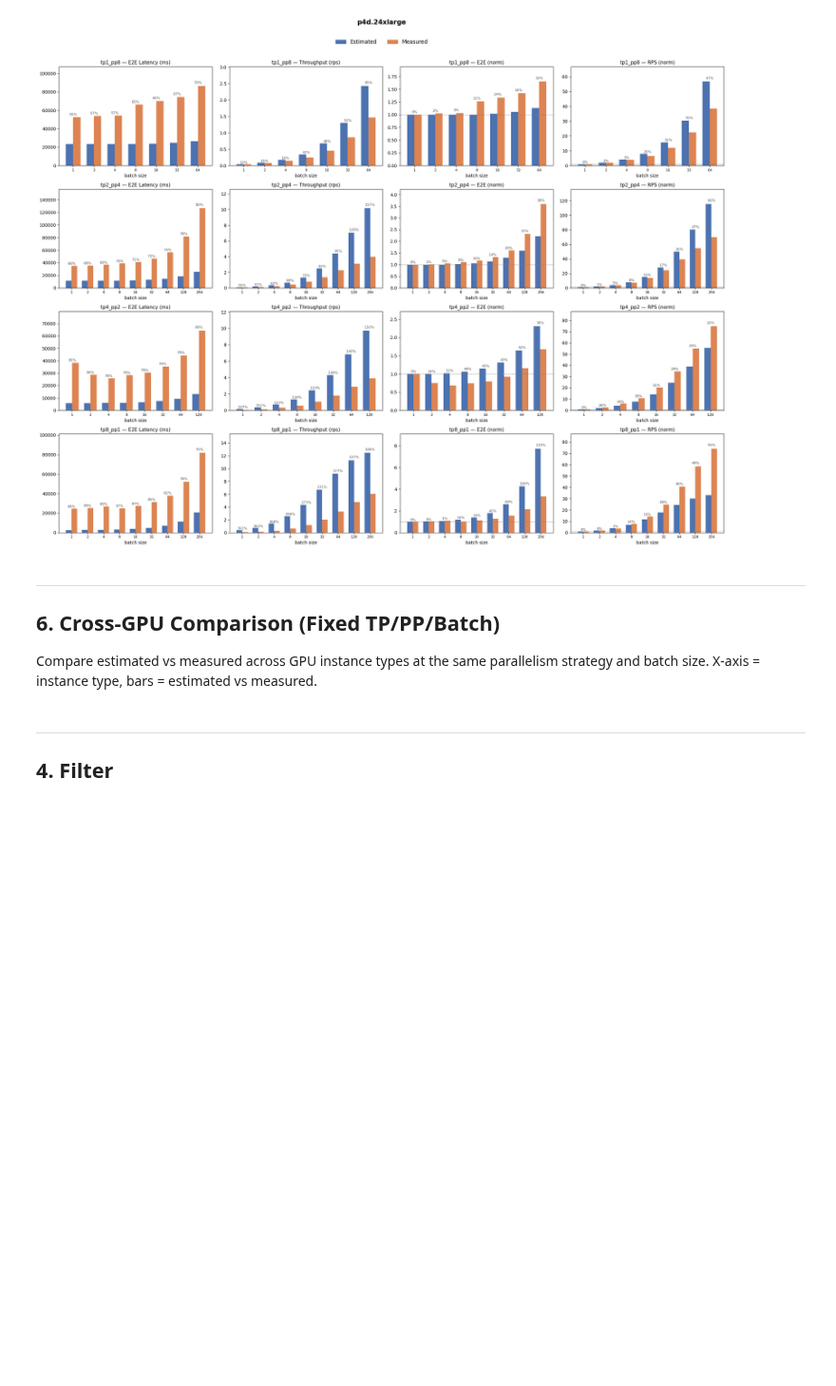
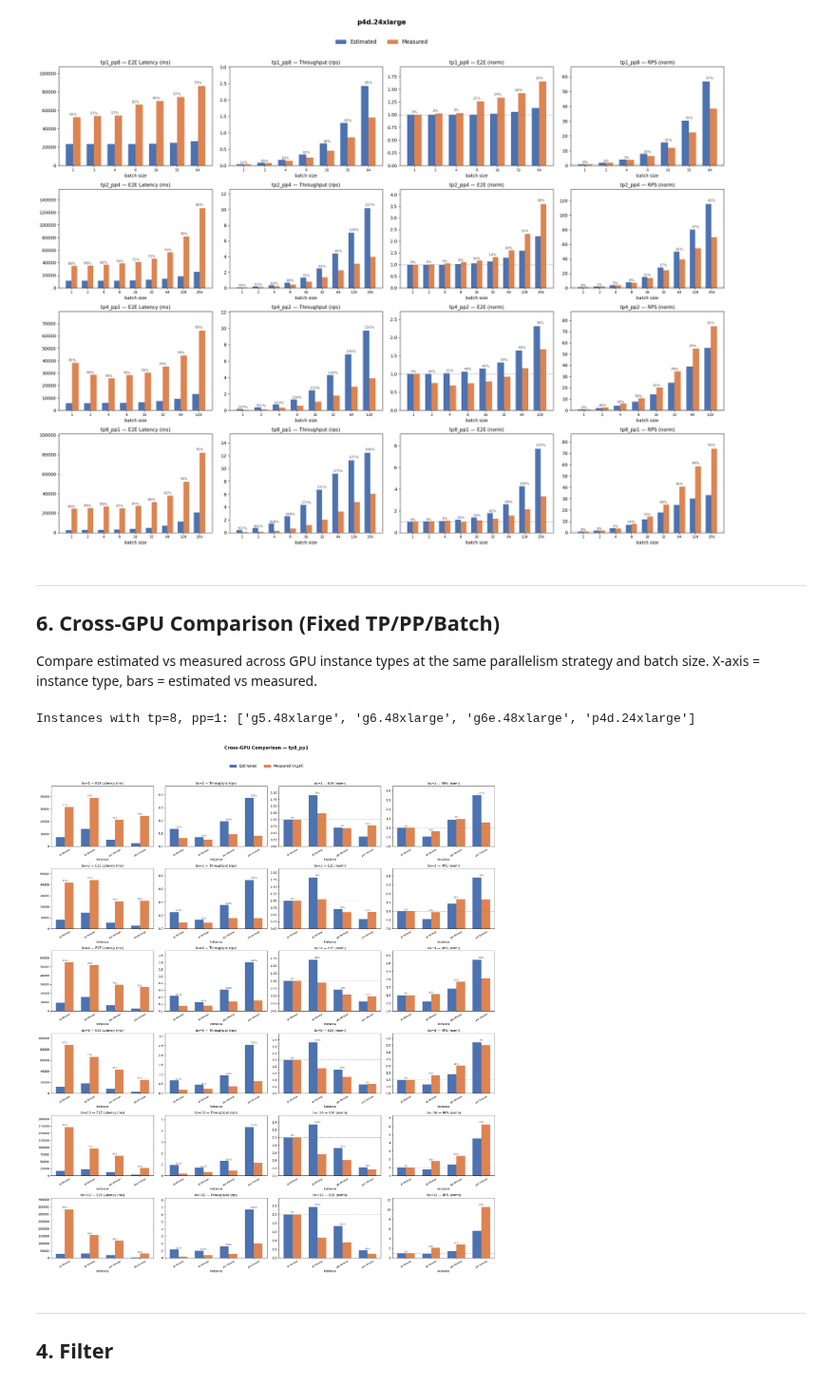
Before and after one commit to ddps-lab/HeteroSpotLLMServe, a Jupyter notebook: ArtifactEvaluation/PerformanceEstimation/llama3-70b/results_viewer.ipynb, the cells around one changed output. Shown at 95% size. Saved outputs shown, nothing was run; the diff lists cells and outputs as text; code cells hidden in the pictures; blank space fills up the shorter version.

```diff
--- a/ArtifactEvaluation/PerformanceEstimation/llama3-70b/results_viewer.ipynb
+++ b/ArtifactEvaluation/PerformanceEstimation/llama3-70b/results_viewer.ipynb
@@ -363,7 +363,7 @@ X-axis = instance type, bars = estimated vs measured.
 # ─── Cross-GPU bar chart ─────────────────────────────────────────
 CROSS_TP = 8
 CROSS_PP = 1
-CROSS_BATCH_SIZES = [1, 8, 32]  # batch sizes to compare across GPUs
+CROSS_BATCH_SIZES = [1, 2, 4, 8, 16, 32]  # batch sizes to compare across GPUs
 # ─────────────────────────────────────────────────────────────────
 
 if not meas_df.empty:
@@ -412,30 +412,33 @@ if not meas_df.empty:
                 for i, mp in enumerate(mape_vals):
                     top = max(be[i].get_height(), bm[i].get_height())
                     ax_raw.text(i, top * 1.02, f"{mp:.0f}%", ha="center", va="bottom", fontsize=8, color="#555")
                 ax_raw.set_title(f"bs={bs} — {PLOT_LABELS[c]}", fontsize=11)
                 ax_raw.set_xticks(x)
                 ax_raw.set_xticklabels(instances, fontsize=7, rotation=30)
                 ax_raw.set_xlabel("Instance")
                 ax_raw.set_ylim(0, ax_raw.get_ylim()[1] * 1.18)
 
                 # Normalized to first instance
                 ax_norm = axes[row][ci + 2]
                 base_est = est_vals[0] if est_vals[0] != 0 else 1
                 base_meas = meas_vals[0] if meas_vals[0] != 0 else 1
                 norm_est = est_vals / base_est
                 norm_meas = meas_vals / base_meas
                 norm_mape = abs(norm_est - norm_meas) / abs(norm_meas).clip(min=1e-9) * 100
                 be2 = ax_norm.bar(x - w/2, norm_est, w, color=C_EST)
                 bm2 = ax_norm.bar(x + w/2, norm_meas, w, color=C_MEAS)
                 for i, d in enumerate(norm_mape):
                     top = max(be2[i].get_height(), bm2[i].get_height())
                     ax_norm.text(i, top * 1.02, f"{d:.0f}%", ha="center", va="bottom", fontsize=8, color="#555")
                 ax_norm.set_title(f"bs={bs} — {NORM_LABELS[c]}", fontsize=11)
                 ax_norm.set_xticks(x)
                 ax_norm.set_xticklabels(instances, fontsize=7, rotation=30)
                 ax_norm.set_xlabel("Instance")
                 ax_norm.axhline(y=1, color="gray", linestyle="--", linewidth=0.8)
                 ax_norm.set_ylim(0, ax_norm.get_ylim()[1] * 1.12)
 
         plt.tight_layout()
         plt.show()
+# %% [output]
+Instances with tp=8, pp=1: ['g5.48xlarge', 'g6.48xlarge', 'g6e.48xlarge', 'p4d.24xlarge']
+[figure, added]
```
Also changed, not shown: parts of 1 cell of this notebook, 4 other files.
